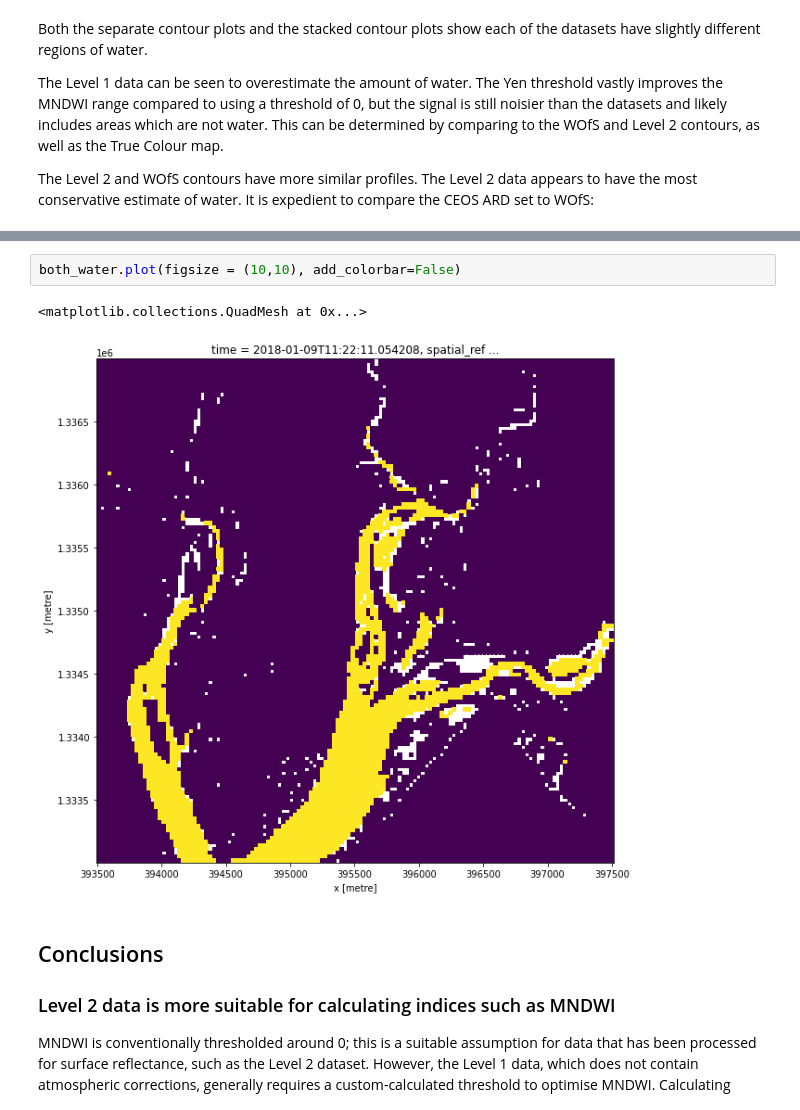
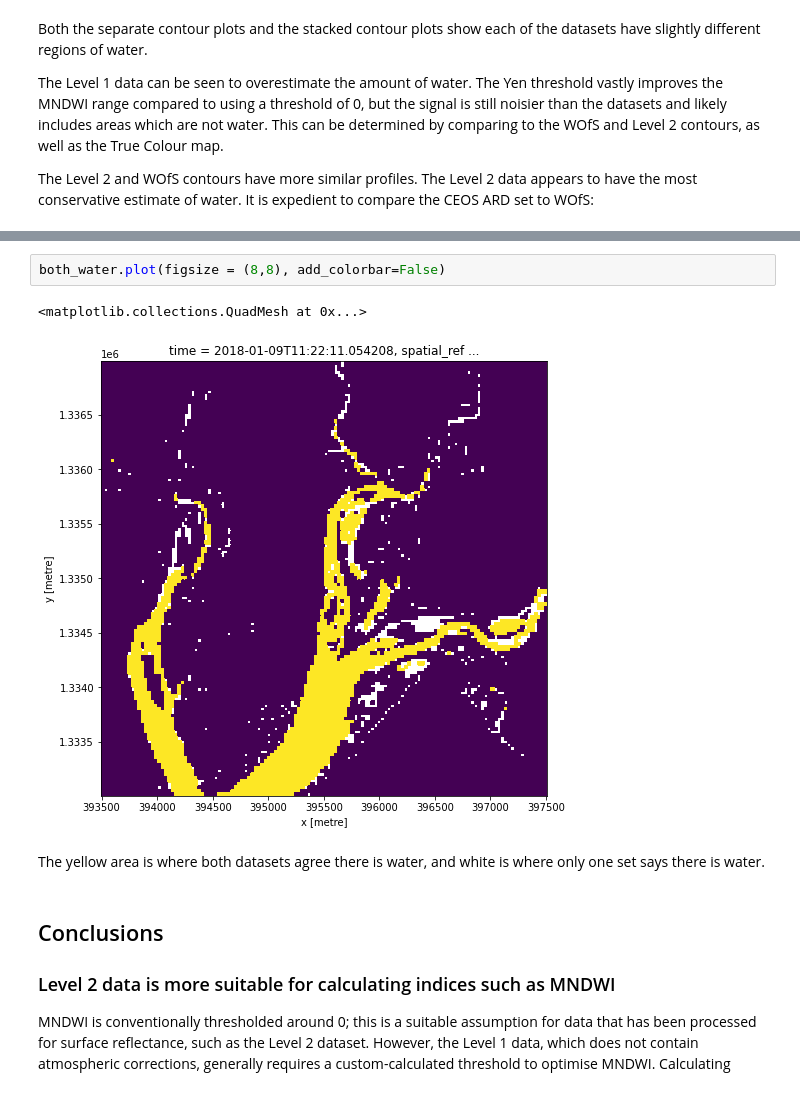
Before and after one commit to eefaye/deafrica-sandbox-notebooks, a Jupyter notebook: MNDWI Comparison - 7 July/CEOS-ARD with MNDWI.ipynb, the cells around one changed output, grey strips where cells are left out. Drawn from its saved outputs; the diff is of its cells as text.

```diff
--- a/MNDWI Comparison - 7 July/CEOS-ARD with MNDWI.ipynb
+++ b/MNDWI Comparison - 7 July/CEOS-ARD with MNDWI.ipynb
@@ -464,8 +435,10 @@ Coordinates:
 # %%
-both_water.plot(figsize = (10,10), add_colorbar=False)
+both_water.plot(figsize = (8,8), add_colorbar=False)
 # %% [output]
 <matplotlib.collections.QuadMesh at 0x...>
-[figure, old version]
+[figure, new version]
+# %% [markdown]
+The yellow area is where both datasets agree there is water, and white is where only one set says there is water.
 # %% [markdown]
 ## Conclusions
 
```
Also changed, not shown: parts of 3 cells of this notebook.
